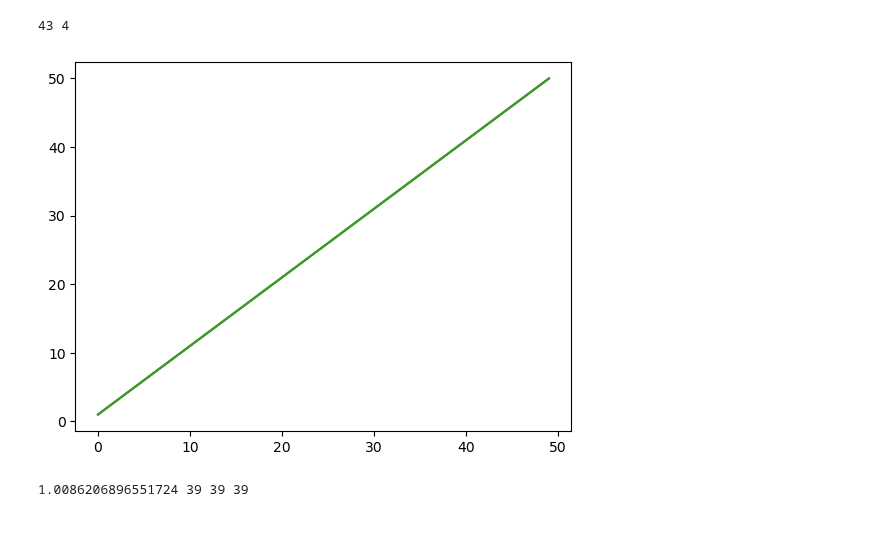
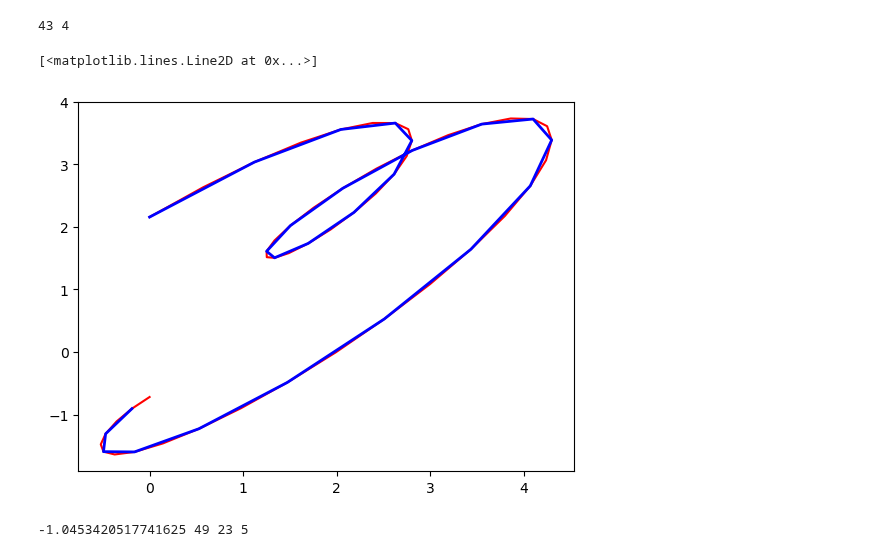
Before and after one commit to HMC-MIR/PianoConcertoAccompaniment, a Jupyter notebook: System_FlexDTW.ipynb, the cells around one changed output. Cells and saved outputs as stored; diff of their text form; code cells hidden in the pictures; blank space fills up the shorter version.

```diff
--- a/System_FlexDTW.ipynb
+++ b/System_FlexDTW.ipynb
@@ -394,21 +394,27 @@ def flexdtw(x, y, z, steps, weights, context_size, jump_size, buffer = 1):
 # %%
 time1 = np.linspace(start=0, stop=1, num=50)
 
-x = np.arange(1.0, 51.0)
-y = np.arange(1.0, 51.0)
-# x = 3 * np.sin(np.pi * time1) + 1.5 * np.sin(4*np.pi * time1)
-# y = 3 * np.sin(np.pi * time1 + 0.5) + 1.5 * np.sin(4*np.pi * time1 + 0.5)
-z = (x + y) / 2
+# x = np.arange(1.0, 51.0)
+# y = np.arange(1.0, 51.0)
+x = 3 * np.sin(np.pi * time1) + 1.5 * np.sin(4*np.pi * time1)
+y = 3 * np.sin(np.pi * time1 + 0.5) + 1.5 * np.sin(4*np.pi * time1 + 0.5)
+x = np.vstack((x,y))
+y = np.vstack((x,y))[:,::2][:2]
+# z = (x + y) / 2
+z = x
 
-plt.plot(x)
-plt.plot(y)
-plt.plot(z)
+# plt.plot(x)
+# plt.plot(y)
+# plt.plot(z)
+plt.plot(x[0], x[1], 'r')
+plt.plot(y[0], y[1], 'b', linewidth = 2)
 
-x = x.reshape(1, -1)
-y = y.reshape(1, -1)
-z = z.reshape(1, -1)
+# x = x.reshape(1, -1)
+# y = y.reshape(1, -1)
+# z = z.reshape(1, -1)
 # %% [output]
+[<matplotlib.lines.Line2D at 0x...>]
-[figure, old version]
+[figure, new version]
 # %%
 steps = np.array([
     [1,1,1],
@@ -421,11 +427,10 @@ steps = np.array([
 ])
 weights = np.array([3,4,4,4,5,5,5])
 # %%
-x_mod = np.array(x[:,10:])
-best_cost, path, debug = flexdtw(x_mod, y, z, steps, weights, 49, jump_size, buffer = 5)
+best_cost, path, debug = flexdtw(x, y, z, steps, weights, 49, jump_size, buffer = 5)
 # best_cost, path, debug = flexdtw(F_p, F_o, F_po, steps, weights, context_size, jump_size, buffer = 1)
 # %% [output]
-1.0086206896551724 39 39 39
+-1.0453420517741625 49 23 5
 # %%
 path.T
 # %% [output]
```
Also changed, not shown: parts of 4 cells of this notebook.
